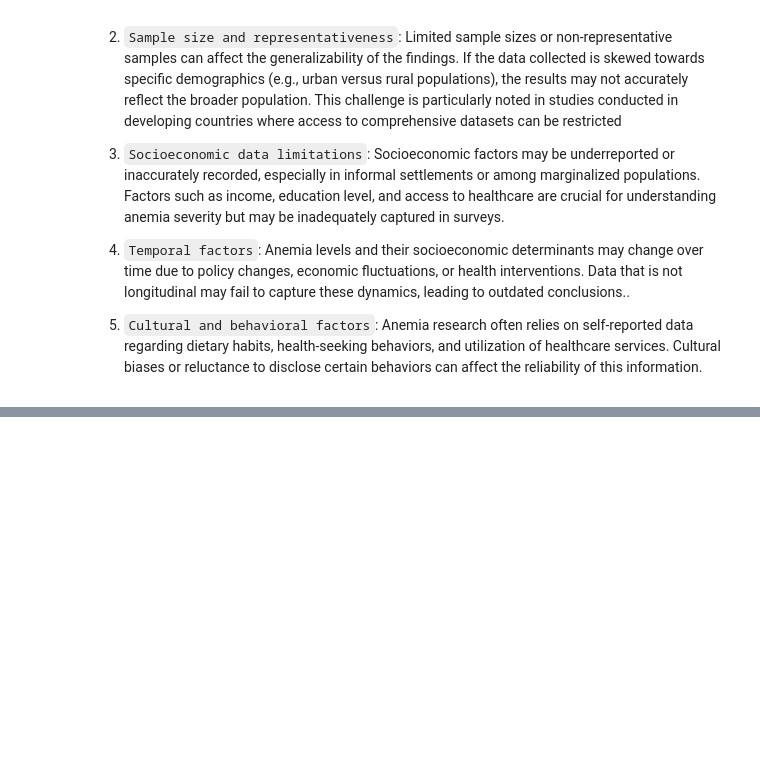
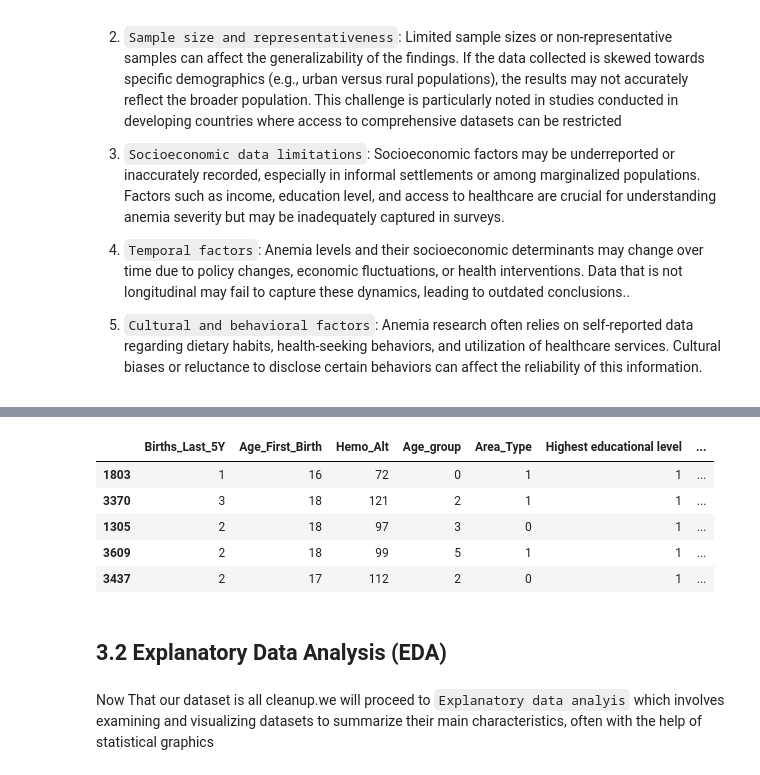
Before and after one commit to ruth-kitasi/Anemia-Level-Prediction-in-Children, a Jupyter notebook: Index.ipynb, the cells around one changed output, grey strips where cells are left out. Drawn from its saved outputs; the diff is of its cells as text; code cells hidden in the pictures; blank space fills up the shorter version.

Commit message:
data cleaning process

```diff
--- a/Index.ipynb
+++ b/Index.ipynb
@@ -219,0 +460,8 @@ Index(['Age in 5-year groups', 'Type of place of residence',
+# %%
+#renaming columns to improve clarity
+categorical_cols.rename(columns={'Have mosquito bed net for sleeping (from household questionnaire)':'Have mosquito net',
+                                 'Currently residing with husband/partner':'Residing with spouse','Type of place of residence':'Area_Type',
+                                 'Taking iron pills, sprinkles or syrup':'Taking_meds','Anemia level.1':'Anemia level','Age in 5-year groups':'Age_group'}, inplace=True)
+
+# Display the updated DataFrame
+categorical_cols.head()
@@ -219,0 +503,5 @@ Index(['Age in 5-year groups', 'Type of place of residence',
+# %%
+#converting the results of the categorical_cols_encoded to int type
+
+categorical_cols_encoded = pd.DataFrame(OrdinalEncoder().fit_transform(categorical_cols), columns=categorical_cols.columns).astype(int)
+categorical_cols_encoded.head()
@@ -219,0 +526,10 @@ Index(['Age in 5-year groups', 'Type of place of residence',
+# %%
+## resetting the index of both my numerical and the categorical_cols to ensure consistency.
+numeric_cols.reset_index(drop=True, inplace=True)
+categorical_cols_encoded.reset_index(drop=True, inplace=True)
+# %%
+# concatenatingthetwo datasets
+anemia_df = pd.concat([numeric_cols, categorical_cols_encoded], axis=1)
+
+# displaying the shape of the new combined set to check if it matches the rows f the numerical_cols and the categorical_cols_emcoded
+anemia_df.shape
@@ -219,0 +557,14 @@ Index(['Age in 5-year groups', 'Type of place of residence',
+# %%
+#displaying the combined dataset
+anemia_df.sample(n=5)
+# %% [output]
+|  | Births_Last_5Y | Age_First_Birth | Hemo_Alt | Age_group | Area_Type | Highest educational level | ... |
+| 1803 | 1 | 16 | 72 | 0 | 1 | 1 | ... |
+| 3370 | 3 | 18 | 121 | 2 | 1 | 1 | ... |
+| 1305 | 2 | 18 | 97 | 3 | 0 | 1 | ... |
+| 3609 | 2 | 18 | 99 | 5 | 1 | 1 | ... |
+| 3437 | 2 | 17 | 112 | 2 | 0 | 1 | ... |
+# %% [markdown]
+## 3.2 Explanatory Data Analysis (EDA)
+# %% [markdown]
+Now That our dataset is all cleanup.we will proceed to `Explanatory data analyis` which involves examining and visualizing datasets to summarize their main characteristics, often with the help of statistical graphics
```
Also changed, not shown: parts of 60 cells of this notebook, 2 other files.
